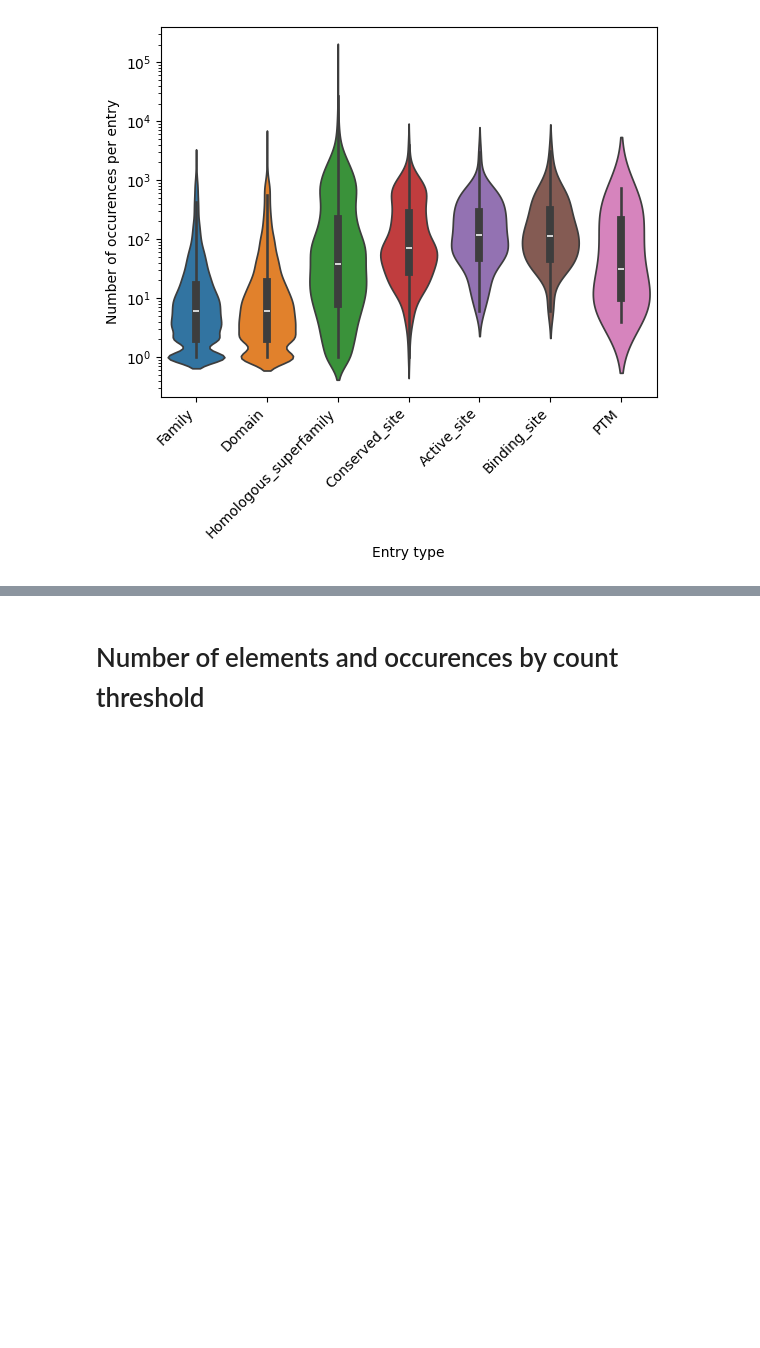
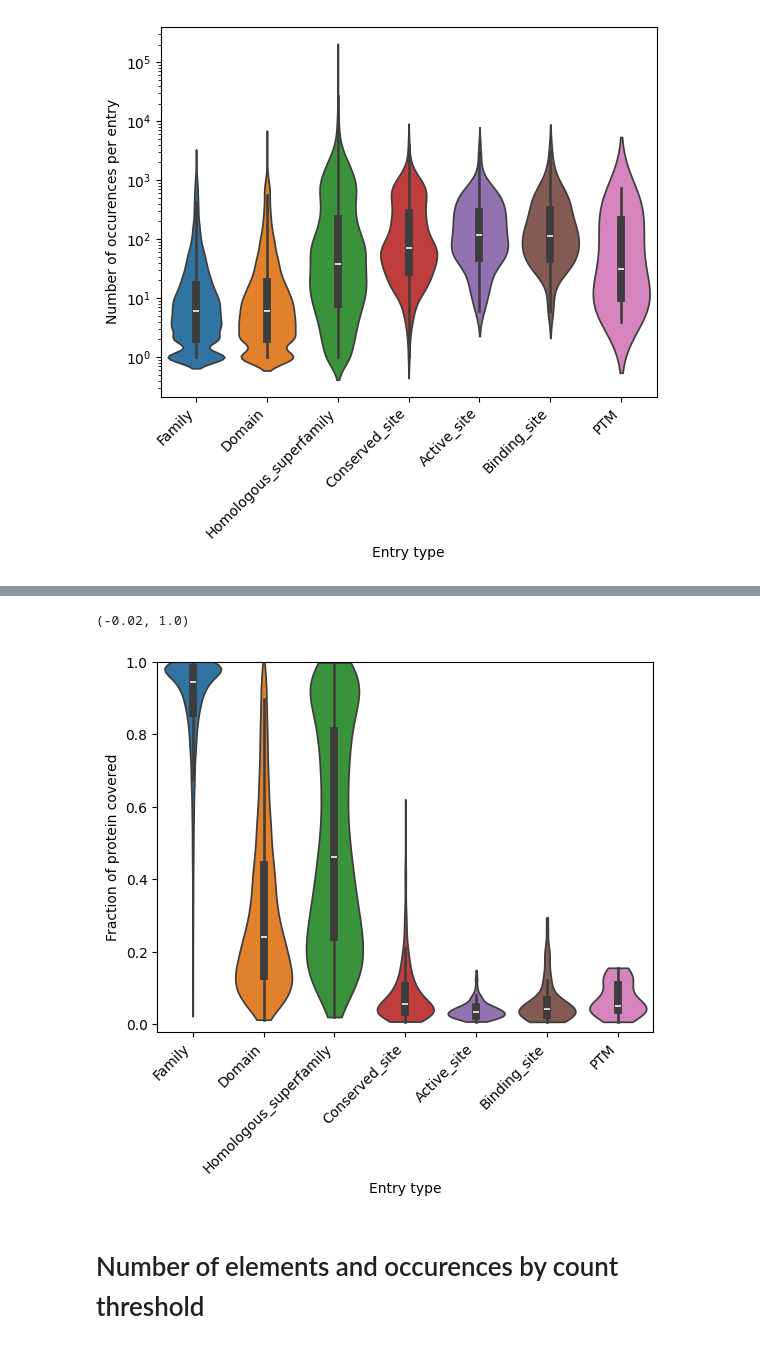
Before and after one commit to rcalef/magneton, a Jupyter notebook: experiments/create_label_subsets.ipynb, the cells around one changed output, grey strips where cells are left out. Drawn from its saved outputs; the diff is of its cells as text; code cells hidden in the pictures; blank space fills up the shorter version.

```diff
--- a/experiments/create_label_subsets.ipynb
+++ b/experiments/create_label_subsets.ipynb
@@ -170,3 +218,21 @@ Text(0.5, 0, 'Entry type')
+# %%
+sns.violinplot(
+    x="element_type",
+    y="avg_coverage",
+    hue="element_type",
+    data=combined_stats_nonzero,
+    hue_order=want_types,
+    cut=0,
+)
+
+plt.xticks(rotation=45, ha="right")
+plt.ylabel("Fraction of protein covered")
+plt.xlabel("Entry type")
+plt.ylim(-0.02, 1)
+#plt.title("InterPro entries w/ non-zero count in SwissProt")
+# %% [output]
+(-0.02, 1.0)
+[figure, added]
 # %% [markdown]
 # Number of elements and occurences by count threshold
 # %%
```
Also changed, not shown: parts of 6 cells of this notebook.
